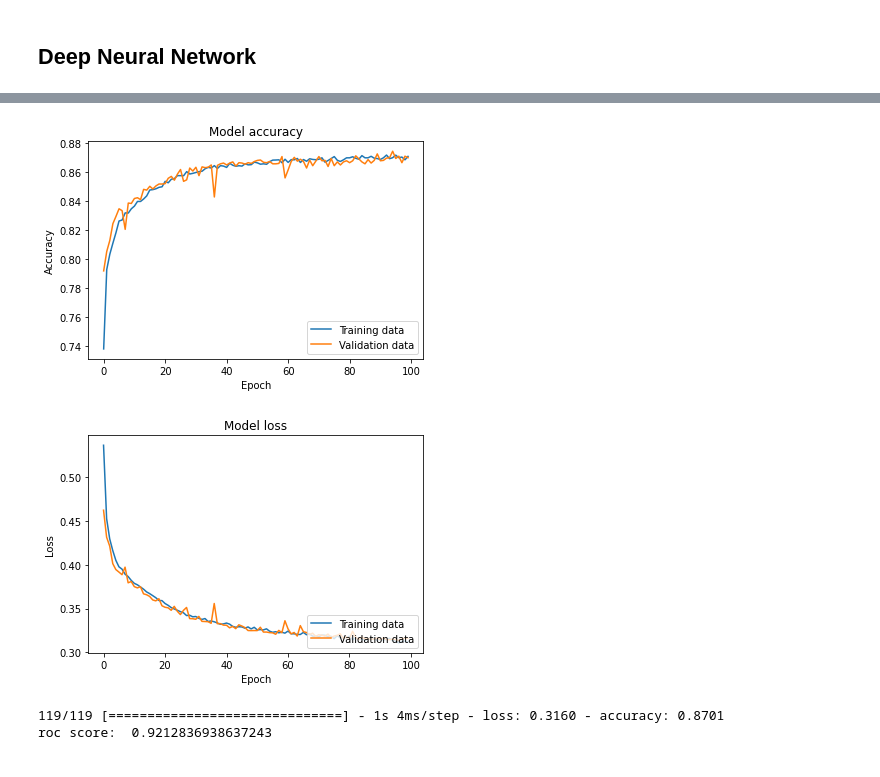
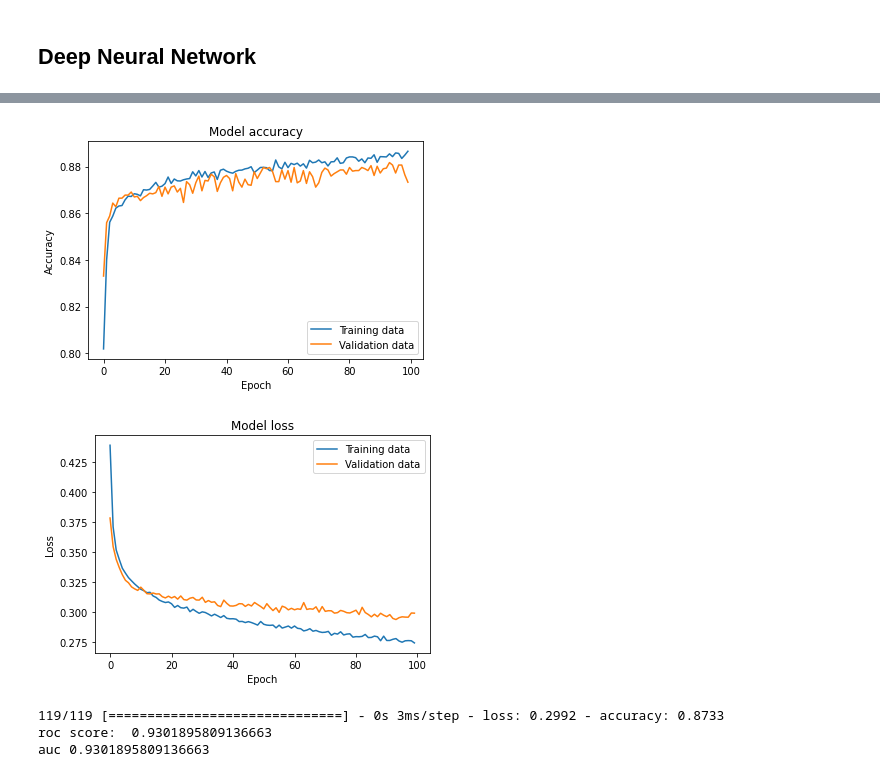
Before and after one commit to zoilo-nl/MML, a Jupyter notebook: GammaTelescope.ipynb, the cells around one changed output, grey strips where cells are left out. Saved outputs shown, nothing was run; the diff lists cells and outputs as text; code cells hidden in the pictures.

```diff
--- a/GammaTelescope.ipynb
+++ b/GammaTelescope.ipynb
@@ -198,7 +206,7 @@ x_train, x_test, y_train, y_test = train_test_split(x, y, test_size=0.2, random_
 # %%
 from sklearn.linear_model import LogisticRegression
 
-lr_model = LogisticRegression(solver="sag", C=1.1, penalty="l2", tol=1e-16, max_iter=1000, random_state=42)
+lr_model = LogisticRegression(solver="lbfgs", C=1.5, penalty="l2", tol=1e-16, max_iter=1000, random_state=42)
 lr_model.fit(x_train, y_train)
 lr_score = lr_model.score(x_test, y_test)
 lr_pred = lr_model.predict(x_test)
@@ -287,18 +295,18 @@ plt.ylabel('Accuracy')
 plt.legend(['Training data', 'Validation data'], loc='lower right')
 plt.show()
 # %% [output]
-[figure, old version]
+[figure, new version]
 # %%
 plt.plot(dnn_history.history['loss'])
 plt.plot(dnn_history.history['val_loss'])
 plt.title('Model loss')
 plt.xlabel('Epoch')
 plt.ylabel('Loss')
 # plt.ylim(0, 1)
-plt.legend(['Training data', 'Validation data'], loc='lower right')
+plt.legend(['Training data', 'Validation data'], loc='upper right')
 plt.show()
 # %% [output]
-[figure, old version]
+[figure, new version]
 # %%
 dnn_score = model.evaluate(x_test, y_test)
 dnn_pred = model.predict(x_test)
@@ -309,9 +317,12 @@ dnn_pred = model.predict(x_test)
 # input_pred = model.predict(input_test)
 # print("input_pred: ",input_pred)
 
-from sklearn.metrics import roc_auc_score, roc_curve
+from sklearn.metrics import roc_curve, roc_auc_score, auc
+fpr, tpr, thresholds = roc_curve(y_test, dnn_pred)
 roc_score = roc_auc_score(y_test, dnn_pred)
 print("roc score: ", roc_score)
+print("auc", auc(fpr, tpr))
 # %% [output]
-119/119 [==============================] - 1s 4ms/step - loss: 0.3160 - accuracy: 0.8701
-roc score:  0.9212836938637243
+119/119 [==============================] - 0s 3ms/step - loss: 0.2992 - accuracy: 0.8733
+roc score:  0.9301895809136663
+auc 0.9301895809136663
```
Also changed, not shown: parts of 10 cells of this notebook, 4 other files.
